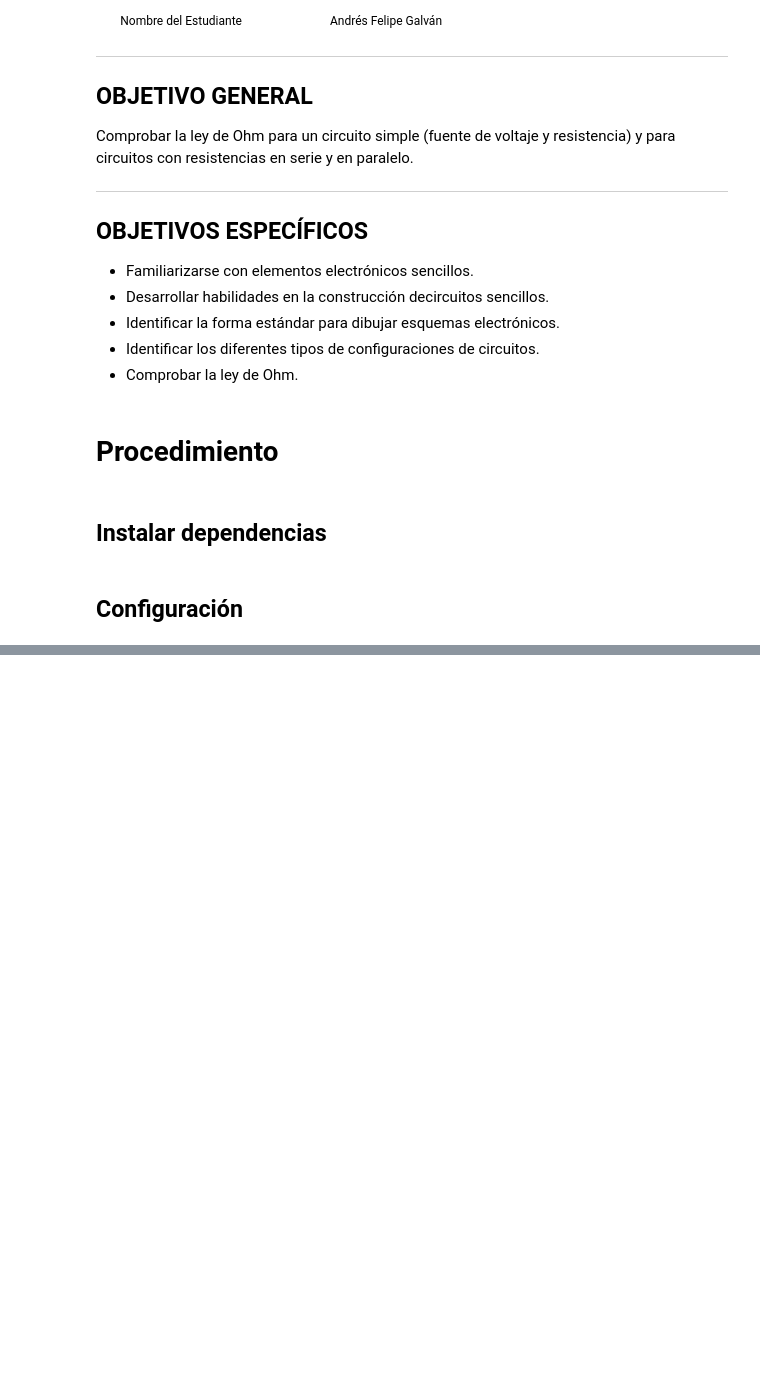
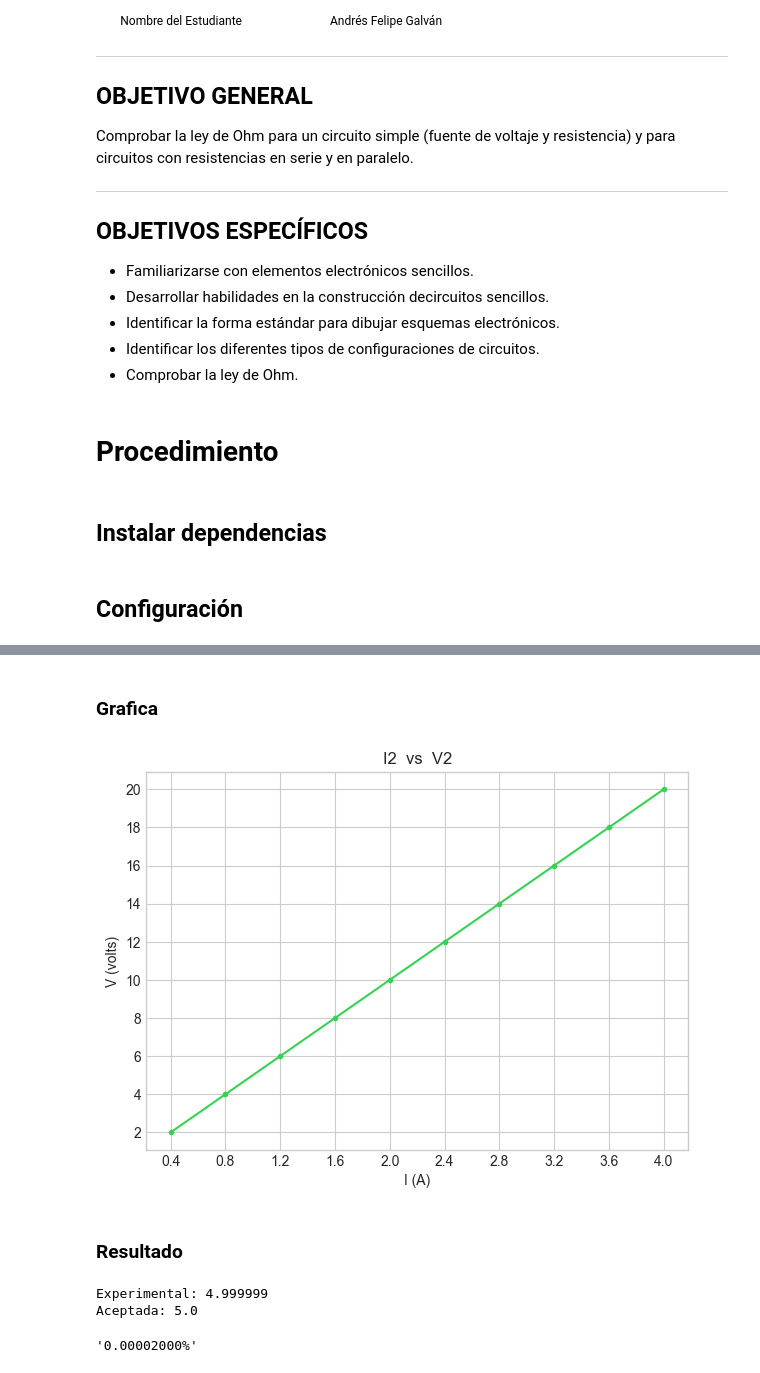
Before and after one commit to afgalvan/ohm-lab, a Jupyter notebook: ohm_lab.ipynb, the cells around one changed output, grey strips where cells are left out. Cells and saved outputs as stored; diff of their text form; code cells hidden in the pictures; blank space fills up the shorter version.

```diff
--- a/ohm_lab.ipynb
+++ b/ohm_lab.ipynb
@@ -48,0 +96,6 @@ set_option("display.float_format", "{:.2e}".format) # Usar notación cientifica
+# %%
+configuracion2 = ConfiguracionRegistro(voltaje_inicial=2.0, escala=2.0)
+
+resistencia = 5.0 # ohms
+voltaje_corriente2 = registrar_corrientes([0.40, 0.80, 1.20, 1.60, 2.00, 2.40, 2.80, 3.20, 3.60, 4.00], configuracion2)
+voltaje_corriente2
@@ -48,0 +114,17 @@ set_option("display.float_format", "{:.2e}".format) # Usar notación cientifica
+# %% [markdown]
+### Grafica
+# %%
+graficar("I2  vs  V2", voltaje_corriente2, color="#36D254")
+# %% [output]
+[figure, added]
+# %% [markdown]
+### Resultado
+# %%
+experimental2, aceptada2 = calcular_resistencia(voltaje_corriente2)
+
+print(f"Experimental: {experimental2}\nAceptada: {aceptada2}")
+error_porcentual(experimental2, aceptada2)
+# %% [output]
+Experimental: 4.999999
+Aceptada: 5.0
+'0.00002000%'
```
Also changed, not shown: parts of 31 cells of this notebook, 5 other files.
